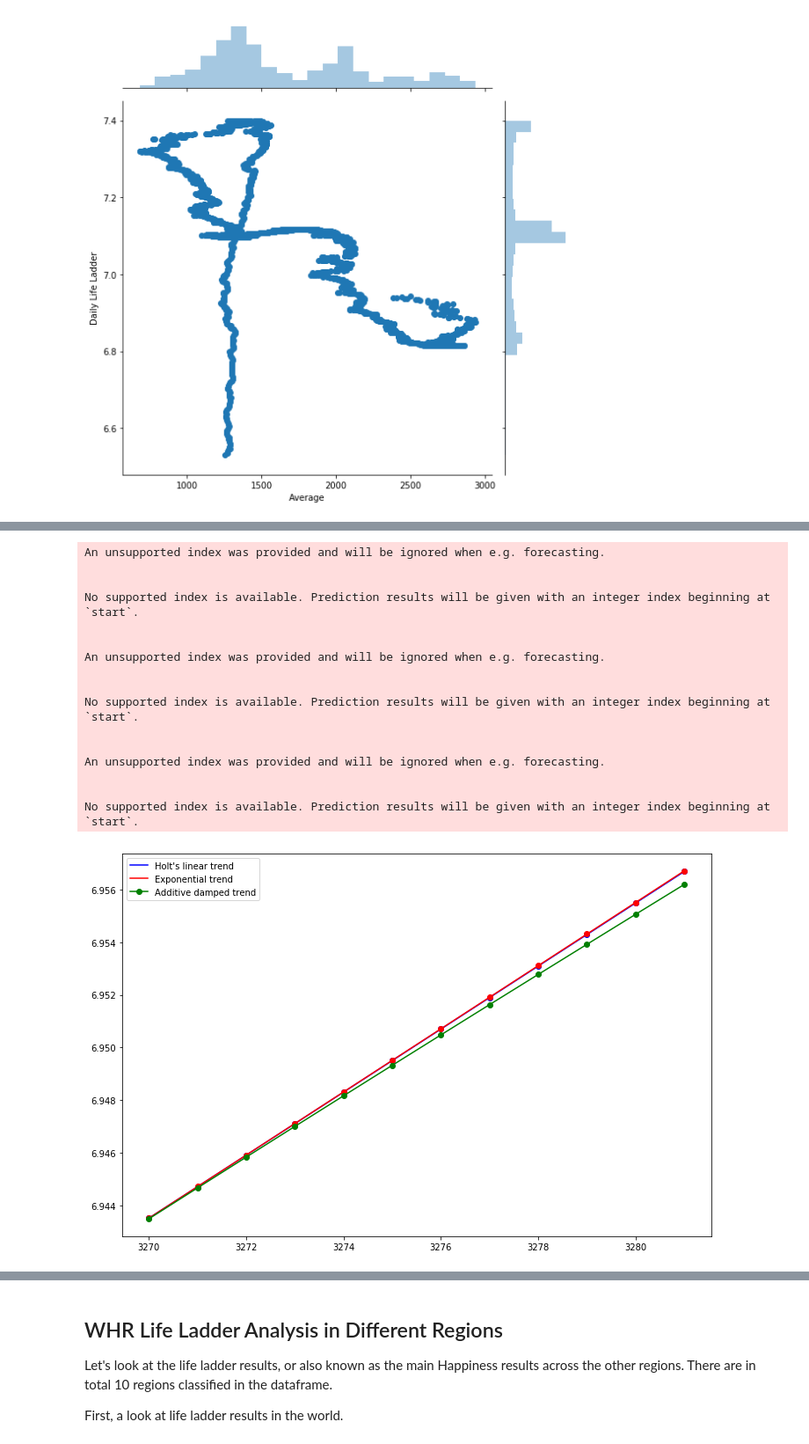
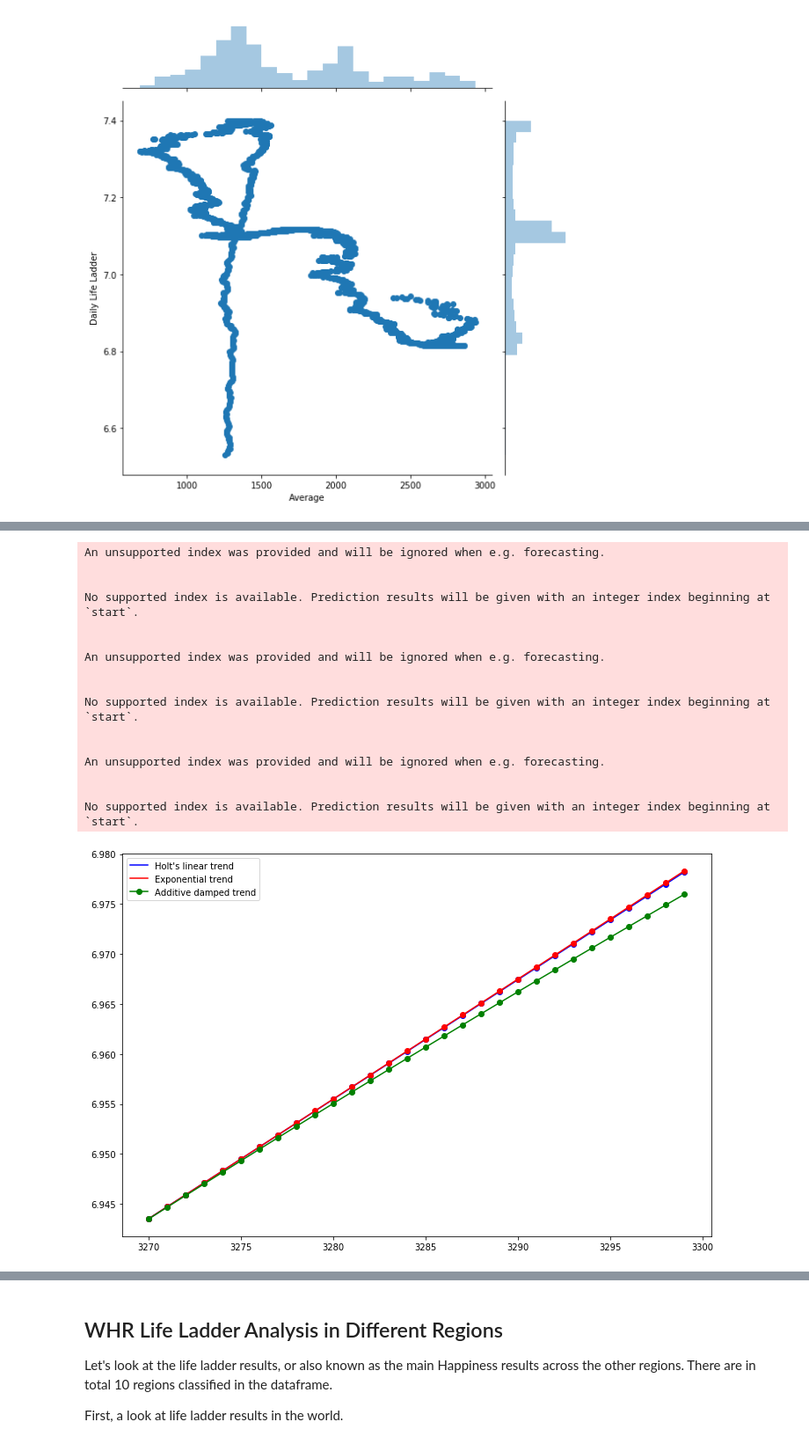
Before and after one commit to Teo-KJ/CZ1015-Data-Science---AI-Mini-Project, a Jupyter notebook: WHR Explore - In depth Analysis.ipynb, the cells around one changed output, grey strips where cells are left out. Shown at 88% size. Saved outputs shown, nothing was run; the diff lists cells and outputs as text; code cells hidden in the pictures.

```diff
--- a/WHR Explore - In depth Analysis.ipynb
+++ b/WHR Explore - In depth Analysis.ipynb
@@ -569,37 +575,37 @@ No supported index is available. Prediction results will be given with an intege
 # %%
 plt.figure(figsize=(12,8))
 fit1 = Holt(LLwithStocks['Daily Life Ladder']).fit(smoothing_level=0.8, smoothing_slope=0.2, optimized=False)
-fcast1 = fit1.forecast(12).rename("Holt's linear trend")
+fcast1 = fit1.forecast(30).rename("Holt's linear trend")
 
 fit2 = Holt(LLwithStocks['Daily Life Ladder'], exponential=True).fit(smoothing_level=0.8, smoothing_slope=0.2, optimized=False)
-fcast2 = fit2.forecast(12).rename("Exponential trend")
+fcast2 = fit2.forecast(30).rename("Exponential trend")
 
 fit3 = Holt(LLwithStocks['Daily Life Ladder'], damped=True).fit(smoothing_level=0.8, smoothing_slope=0.2)
-fcast3 = fit3.forecast(12).rename("Additive damped trend")
+fcast3 = fit3.forecast(30).rename("Additive damped trend")
 
 # fit1.fittedvalues.plot(marker="o", color='blue')
 fcast1.plot(color='blue', marker="o", legend=True)
 # fit2.fittedvalues.plot(marker="o", color='red')
 fcast2.plot(color='red', marker="o", legend=True)
 # fit3.fittedvalues.plot(marker="o", color='green')
 fcast3.plot(color='green', marker="o", legend=True)
 
 plt.show()
 # %% [output]
 An unsupported index was provided and will be ignored when e.g. forecasting.
 
 
 No supported index is available. Prediction results will be given with an integer index beginning at `start`.
 
 
 An unsupported index was provided and will be ignored when e.g. forecasting.
 
 
 No supported index is available. Prediction results will be given with an integer index beginning at `start`.
 
 
 An unsupported index was provided and will be ignored when e.g. forecasting.
 
 
 No supported index is available. Prediction results will be given with an integer index beginning at `start`.
-[figure, old version]
+[figure, new version]
```
Also changed, not shown: parts of 19 cells of this notebook.
